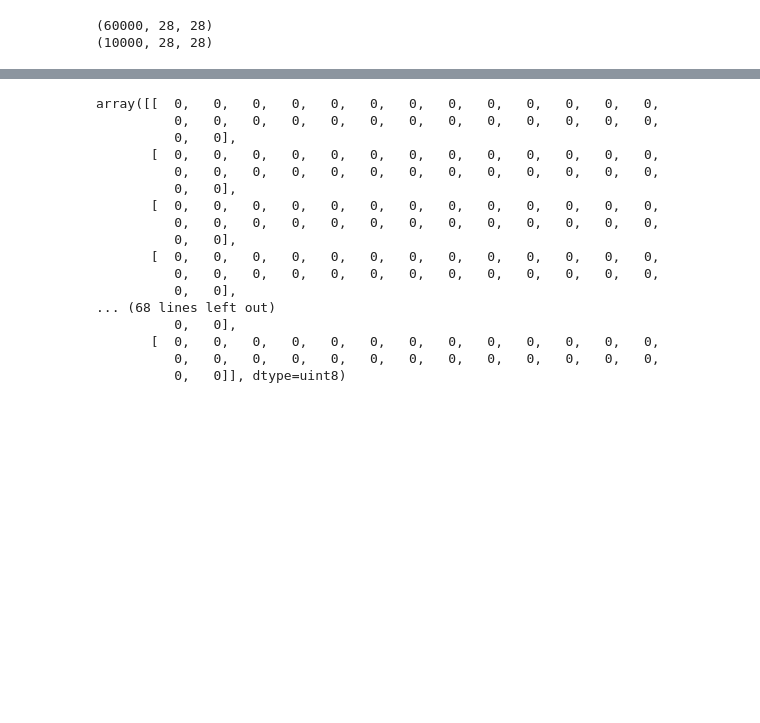
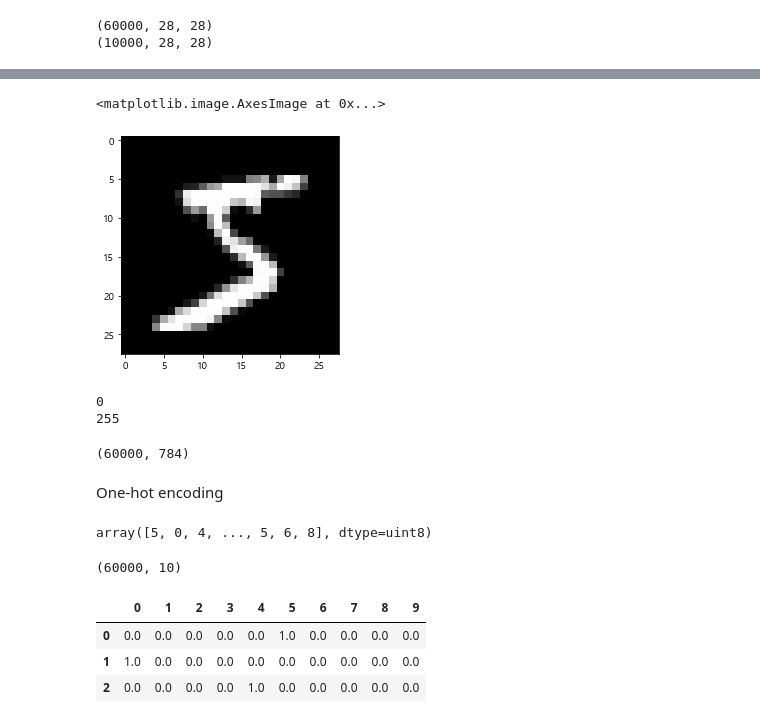
Before and after one commit to LEEHM97/TIL, a Jupyter notebook: 딥러닝Advance/Classification 2-layers baseline with mnist_v1.ipynb, the cells around one changed output, grey strips where cells are left out. Cells and saved outputs as stored; diff of their text form; code cells hidden in the pictures; blank space fills up the shorter version.

```diff
--- a/딥러닝Advance/Classification 2-layers baseline with mnist_v1.ipynb
+++ b/딥러닝Advance/Classification 2-layers baseline with mnist_v1.ipynb
@@ -15,0 +47,13 @@ print(test_data.shape)
+# %%
+plt.imshow(train_data[0], cmap='gray') # 60000장의 train data 중 첫번째 data
+# %% [output]
+<matplotlib.image.AxesImage at 0x...>
+[figure, added]
+# %%
+# 각 이미지(28px * 28px)는 0~255 사이의 숫자로 이루어져 있습니다.
+
+print(train_data.min())
+print(train_data.max())
+# %% [output]
+0
+255
@@ -16,20 +67,12 @@ print(test_data.shape)
 # %%
-train_data[0]
+train_data.shape
 # %% [output]
-array([[  0,   0,   0,   0,   0,   0,   0,   0,   0,   0,   0,   0,   0,
-          0,   0,   0,   0,   0,   0,   0,   0,   0,   0,   0,   0,   0,
-          0,   0],
-       [  0,   0,   0,   0,   0,   0,   0,   0,   0,   0,   0,   0,   0,
-          0,   0,   0,   0,   0,   0,   0,   0,   0,   0,   0,   0,   0,
-          0,   0],
-       [  0,   0,   0,   0,   0,   0,   0,   0,   0,   0,   0,   0,   0,
-          0,   0,   0,   0,   0,   0,   0,   0,   0,   0,   0,   0,   0,
-          0,   0],
-       [  0,   0,   0,   0,   0,   0,   0,   0,   0,   0,   0,   0,   0,
-          0,   0,   0,   0,   0,   0,   0,   0,   0,   0,   0,   0,   0,
-          0,   0],
-... (68 lines left out)
-          0,   0],
-       [  0,   0,   0,   0,   0,   0,   0,   0,   0,   0,   0,   0,   0,
-          0,   0,   0,   0,   0,   0,   0,   0,   0,   0,   0,   0,   0,
-          0,   0]], dtype=uint8)
+(60000, 784)
+# %% [markdown]
+One-hot encoding
+# %%
+# 각 이미지에 대한 label은 integer value로 이루어져 있습니다.
+
+train_label
+# %% [output]
+array([5, 0, 4, ..., 5, 6, 8], dtype=uint8)
@@ -35,0 +86,15 @@ array([[  0,   0,   0,   0,   0,   0,   0,   0,   0,   0,   0,   0,   0,
+# %%
+train_label.shape
+# %% [output]
+(60000, 10)
+# %%
+# 기존의 integer label들이 아래와 같은 one-hot vector들로 변경된 것을 확인할 수 있습니다.
+
+import pandas as pd
+
+pd.DataFrame(train_label).head(3)
+# %% [output]
+|  | 0 | 1 | 2 | 3 | 4 | 5 | 6 | 7 | 8 | 9 |
+| 0 | 0.0 | 0.0 | 0.0 | 0.0 | 0.0 | 1.0 | 0.0 | 0.0 | 0.0 | 0.0 |
+| 1 | 1.0 | 0.0 | 0.0 | 0.0 | 0.0 | 0.0 | 0.0 | 0.0 | 0.0 | 0.0 |
+| 2 | 0.0 | 0.0 | 0.0 | 0.0 | 1.0 | 0.0 | 0.0 | 0.0 | 0.0 | 0.0 |
```
Also changed, not shown: parts of 15 cells of this notebook.
